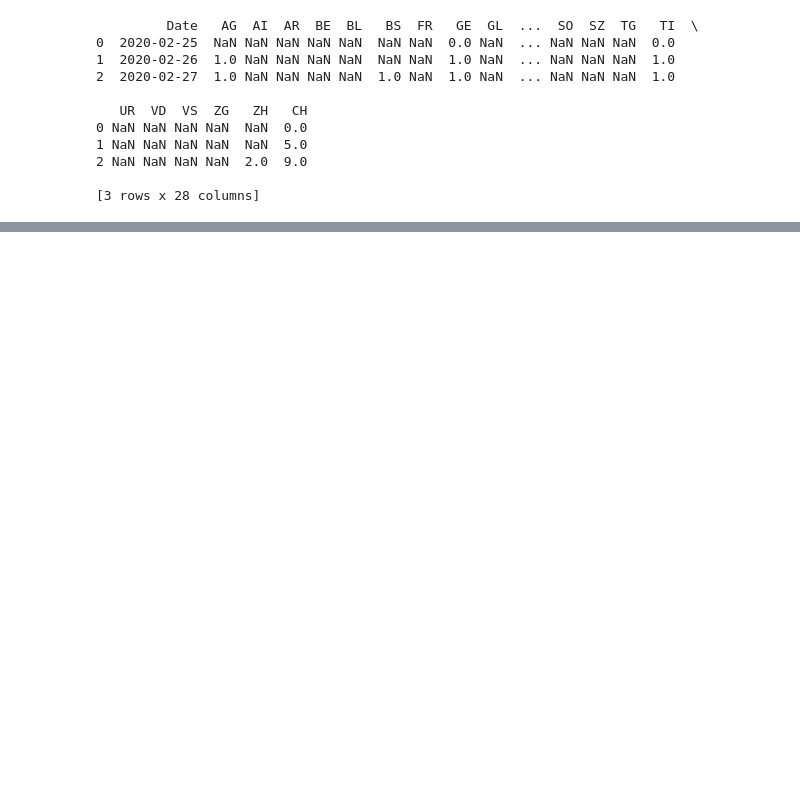
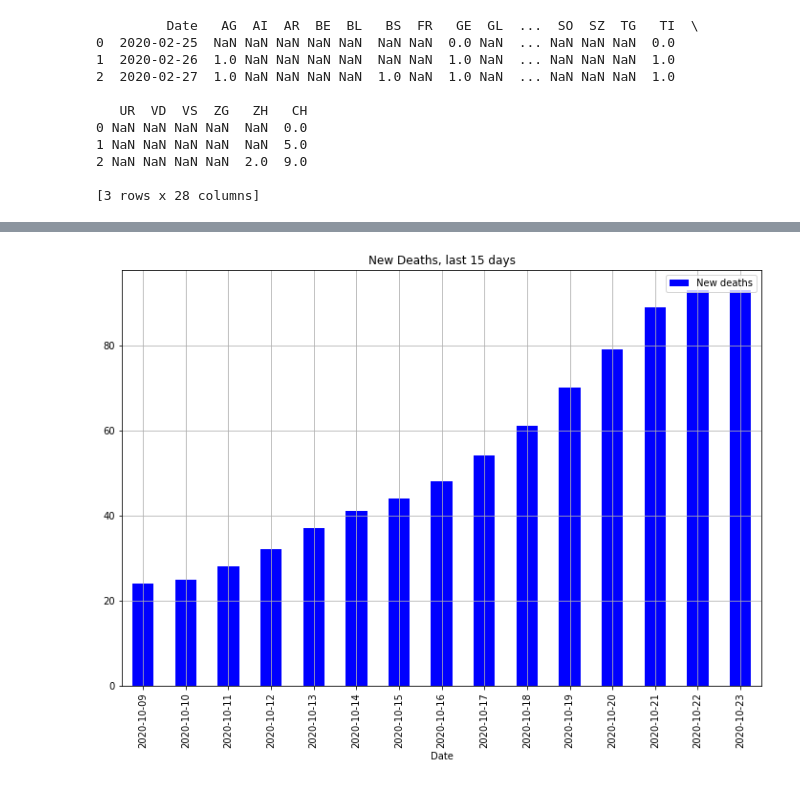
Before and after one commit to RenardDesNeiges/covid_notebooks, a Jupyter notebook: Total covid cases.ipynb, the cells around one changed output, grey strips where cells are left out. Saved outputs shown, nothing was run; the diff lists cells and outputs as text; code cells hidden in the pictures; blank space fills up the shorter version.

```diff
--- a/Total covid cases.ipynb
+++ b/Total covid cases.ipynb
@@ -158,0 +159,8 @@ fig.savefig('deaths.jpg')
+# %%
+ax1 = newdeaths.set_index('Date').tail(15).plot.bar(title ="New Deaths, last 15 days", color ="blue",grid = True,label='New deaths',figsize=(12,8))
+ax1.legend(["New deaths"],loc=1)
+plt.show()
+fig = ax1.get_figure()
+fig.savefig('deaths_15.jpg')
+# %% [output]
+[figure, added]
```
Also changed, not shown: parts of 11 cells of this notebook, 12 other files.
